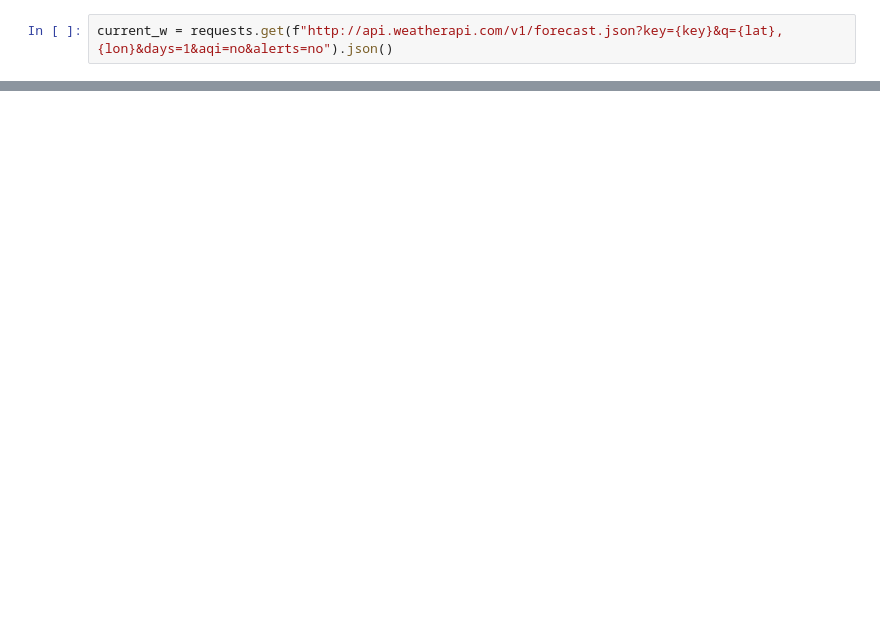
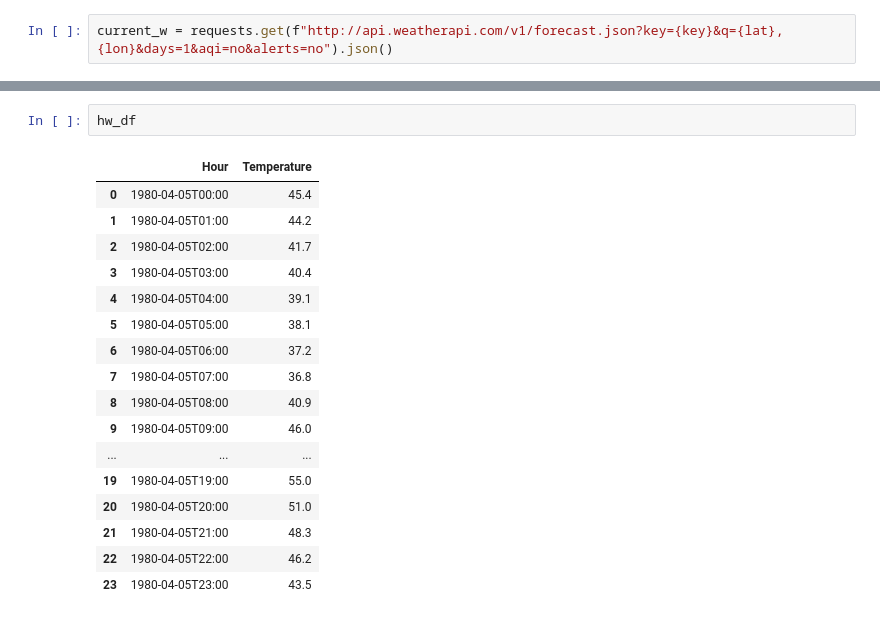
Before and after one commit to jwcomp4/weather-cicd, a Jupyter notebook: weather_app.ipynb, the cells around one changed output, grey strips where cells are left out. Cells and saved outputs as stored; diff of their text form; blank space fills up the shorter version.

```diff
--- a/weather_app.ipynb
+++ b/weather_app.ipynb
@@ -127 +128,21 @@ current_w
       'uv': 1.0}]}]}}
+# %%
+hw_df
+# %% [output]
+|  | Hour | Temperature |
+| 0 | 1980-04-05T00:00 | 45.4 |
+| 1 | 1980-04-05T01:00 | 44.2 |
+| 2 | 1980-04-05T02:00 | 41.7 |
+| 3 | 1980-04-05T03:00 | 40.4 |
+| 4 | 1980-04-05T04:00 | 39.1 |
+| 5 | 1980-04-05T05:00 | 38.1 |
+| 6 | 1980-04-05T06:00 | 37.2 |
+| 7 | 1980-04-05T07:00 | 36.8 |
+| 8 | 1980-04-05T08:00 | 40.9 |
+| 9 | 1980-04-05T09:00 | 46.0 |
+| ... | ... | ... |
+| 19 | 1980-04-05T19:00 | 55.0 |
+| 20 | 1980-04-05T20:00 | 51.0 |
+| 21 | 1980-04-05T21:00 | 48.3 |
+| 22 | 1980-04-05T22:00 | 46.2 |
+| 23 | 1980-04-05T23:00 | 43.5 |
```
Also changed, not shown: parts of 9 cells of this notebook.
